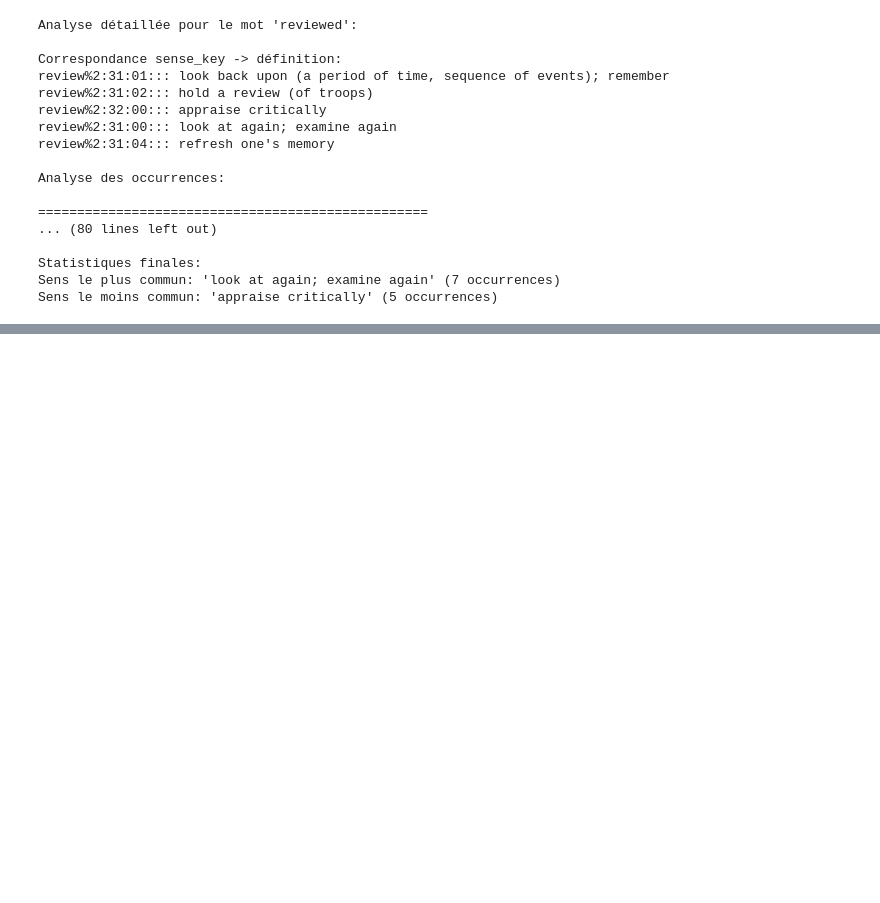
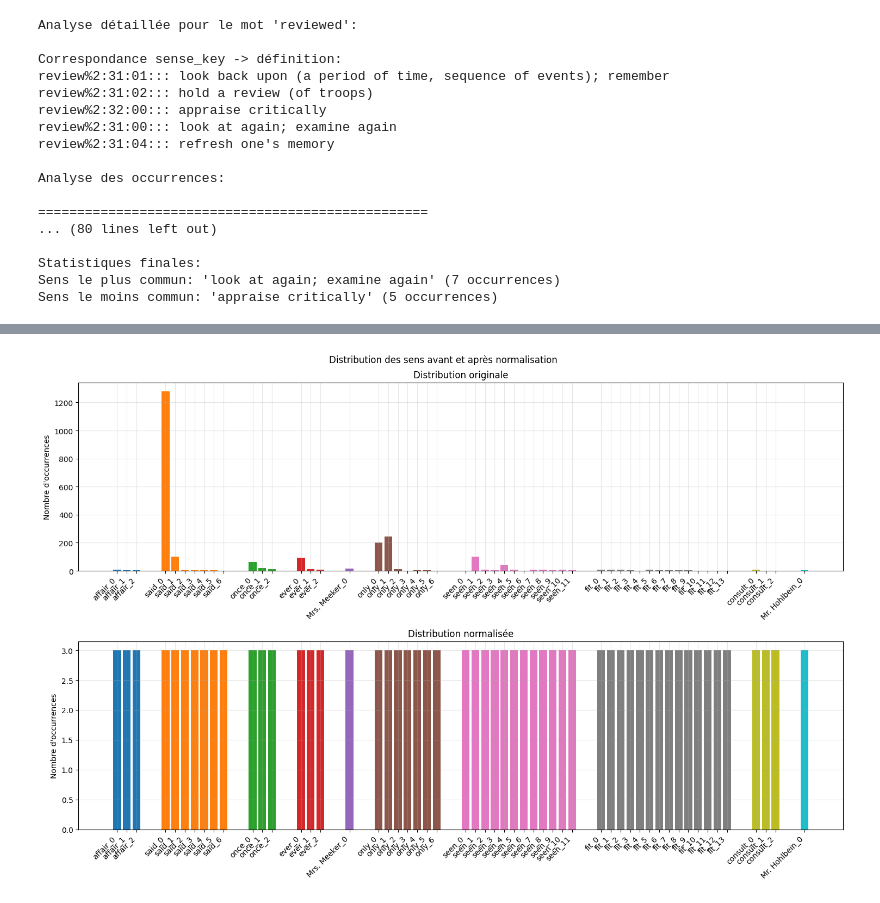
Before and after one commit to SoroFereLaha/Word-Sense-Disambiguation, a Jupyter notebook: code/equlilibre_data.ipynb, the cells around one changed output, grey strips where cells are left out. Saved outputs shown, nothing was run; the diff lists cells and outputs as text; code cells hidden in the pictures; blank space fills up the shorter version.

```diff
--- a/code/equlilibre_data.ipynb
+++ b/code/equlilibre_data.ipynb
@@ -439,0 +692,5 @@ Sens le moins commun: 3 ('enter or assume a certain state or condition') avec 22
+# %%
+# Pour une plage d'indices
+analyze_balance_results_graph(df, normalized_df, start_idx=1000, end_idx=1010)
+# %% [output]
+[figure, added]
```
Also changed, not shown: parts of 14 cells of this notebook.
